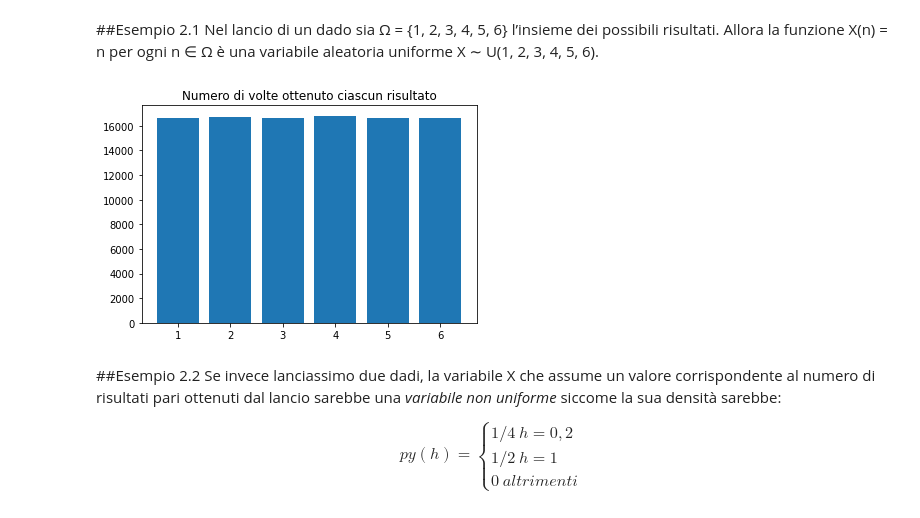
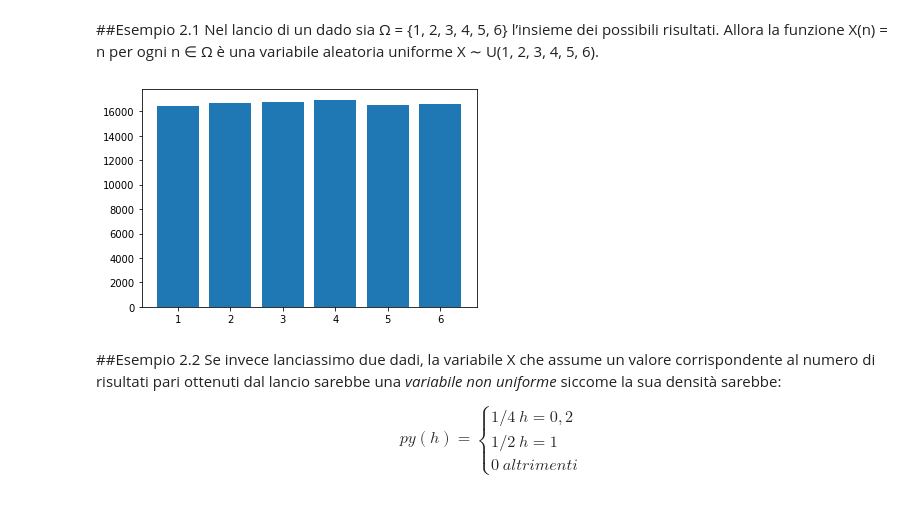
Before and after one commit to MontiMic/Tesi, a Jupyter notebook: Untitled1.ipynb, the cells around one changed output. Cells and saved outputs as stored; diff of their text form; code cells hidden in the pictures.

```diff
--- a/Untitled1.ipynb
+++ b/Untitled1.ipynb
@@ -71,3 +83,11 @@ for i in range(5):
+# %%
+def bar(results):
+  elem_count = []
+  labels = []
+  for i in range(len(set(results))): #conto le istanze di ogni risultato ottenuto ed aggiungo i totali a elem_count, poi lo metto a grafico
+    elem_count.append(results.count(i+1))
+    labels.append(str(i+1))
+  plt.bar(labels, elem_count)
 # %% [markdown]
 # Variabili aleatorie discrete
 # %% [markdown]
@@ -149,16 +169,12 @@ def trow():
 # %%
 def dice():
   results = []
   for i in range(precisione):
     results.append(trow()) #aggiungo il risultato del tiro alla lista dei risultati
-  elem_count = []
-  for i in range(6): #conto le istanze di ogni risultato ottenuto ed aggiungo i totali a elem_count, poi lo metto a grafico
-    elem_count.append(results.count(i+1))
-  plt.bar(range(1, 7), elem_count)
-  plt.title("Numero di volte ottenuto ciascun risultato")
+  bar(results)
 dice()
 # %% [output]
-[figure, old version]
+[figure, new version]
 # %% [markdown]
 ##Esempio 2.2
 Se invece lanciassimo due dadi, la variabile X che assume un valore corrispondente al numero di risultati pari ottenuti dal lancio sarebbe una _variabile non uniforme_ siccome la sua densità sarebbe:
```
Also changed, not shown: parts of 11 cells of this notebook.
